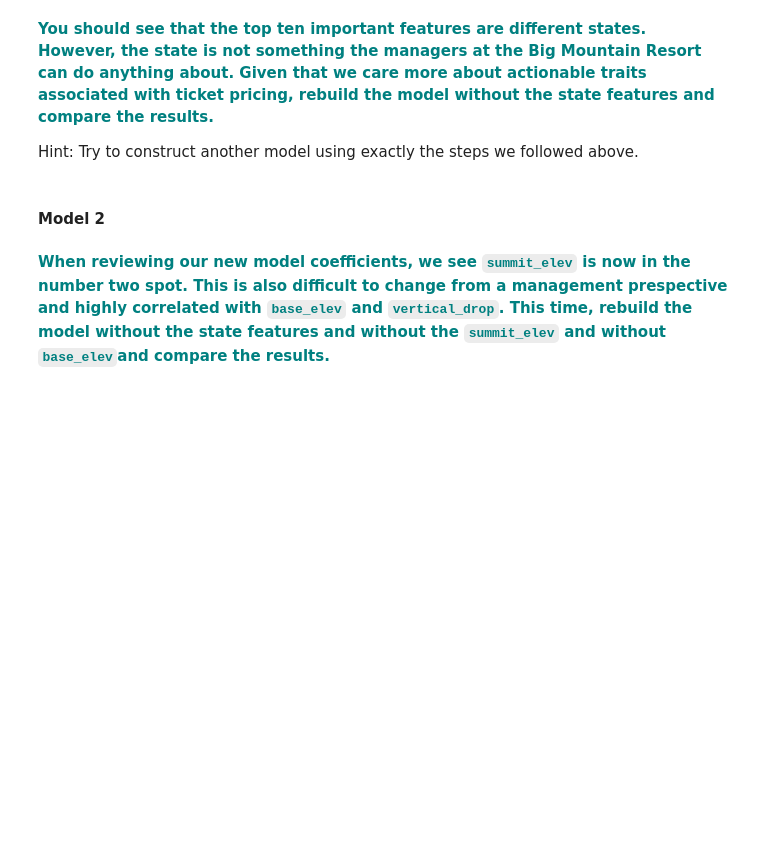
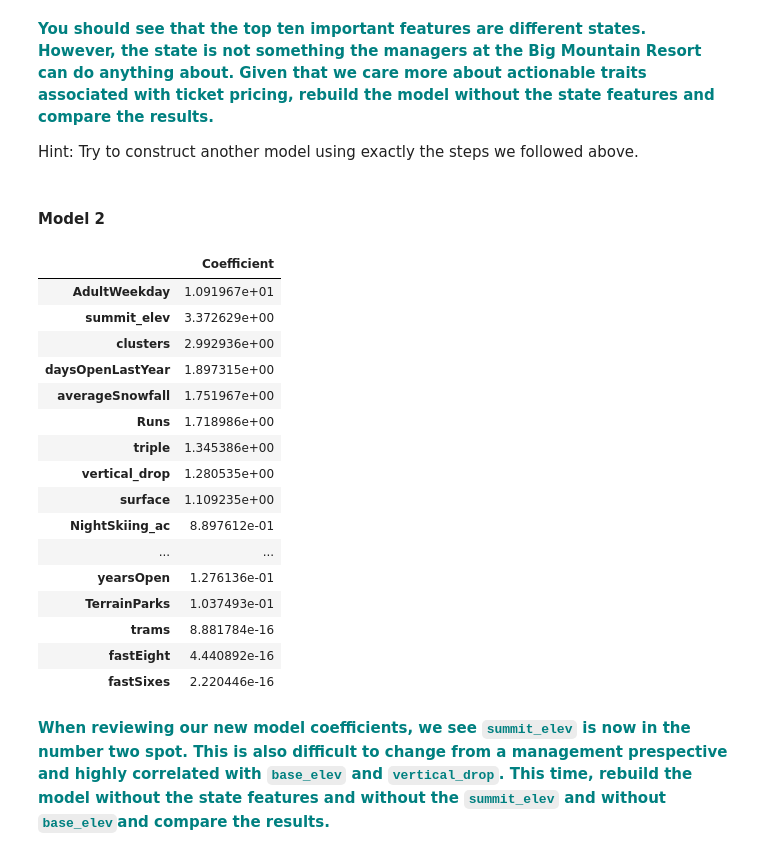
Before and after one commit to sreddy7819/springboard, a Jupyter notebook: GuidedCapstoneStep4andstep5HL.ipynb, the cells around one changed output. Drawn from its saved outputs; the diff is of its cells as text; code cells hidden in the pictures; blank space fills up the shorter version.

```diff
--- a/GuidedCapstoneStep4andstep5HL.ipynb
+++ b/GuidedCapstoneStep4andstep5HL.ipynb
@@ -189,6 +219,63 @@ Hint: make sure to review the absolute value of the coefficients, because the ad
 Hint: Try to construct another model using exactly the steps we followed above.
 # %% [markdown]
 #### Model 2
+# %%
+# first we import the preprocessing package from the sklearn library
+dfnew.columns
+
+#from sklearn import preprocessing
+
+    # Declare an explanatory variable, called X,and assign it the result of dropping 'Name' and 'AdultWeekend' from the df
+x = dfnew.drop(columns = ['Name', 'AdultWeekend','Alaska', 'Arizona', 'California', 'Colorado', 'Connecticut', 'Idaho',
+       'Illinois', 'Indiana', 'Iowa', 'Maine', 'Maryland', 'Massachusetts',
+       'Michigan', 'Minnesota', 'Missouri', 'Montana', 'Nevada',
+       'New Hampshire', 'New Jersey', 'New Mexico', 'New York',
+       'North Carolina', 'Ohio', 'Oregon', 'Pennsylvania', 'Rhode Island',
+       'South Dakota', 'Tennessee', 'Utah', 'Vermont', 'Virginia',
+       'Washington', 'West Virginia', 'Wisconsin', 'Wyoming'], axis=1)
+
+    # Declare a response variable, called y, and assign it the AdultWeekend column of the df
+y = dfnew['AdultWeekend']
+    # Here we use the StandardScaler() method of the preprocessing package, and then call the fit() method with parameter X
+scaler = preprocessing.StandardScaler().fit(x)
+
+    # Declare a variable called X_scaled, and assign it the result of calling the transform() method with parameter X
+X_scaled=scaler.transform(x)
+    # Import the train_test_split function from the sklearn.model_selection utility.
+from sklearn.model_selection import train_test_split
+
+    # Get the 1-dimensional flattened array of our response variable y by calling the ravel() function on y
+y = y.ravel()
+
+    # Call the train_test_split() function with the first two parameters set to X_scaled and y
+    # Declare four variables, X_train, X_test, y_train and y_test separated by commas
+X_train, X_test, y_train, y_test = train_test_split(X_scaled, y, test_size=0.25, random_state=1)
+# %%
+from sklearn import linear_model
+from sklearn.metrics import explained_variance_score,mean_absolute_error
+lm = linear_model.LinearRegression()
+model = lm.fit(X_train,y_train)
+y_pred = model.predict(X_test)
+cof = pd.DataFrame(abs(lm.coef_), x.columns, columns=['Coefficient'])
+cof.sort_values('Coefficient',ascending=False)
+# %% [output]
+|  | Coefficient |
+| AdultWeekday | 1.091967e+01 |
+| summit_elev | 3.372629e+00 |
+| clusters | 2.992936e+00 |
+| daysOpenLastYear | 1.897315e+00 |
+| averageSnowfall | 1.751967e+00 |
+| Runs | 1.718986e+00 |
+| triple | 1.345386e+00 |
+| vertical_drop | 1.280535e+00 |
+| surface | 1.109235e+00 |
+| NightSkiing_ac | 8.897612e-01 |
+| ... | ... |
+| yearsOpen | 1.276136e-01 |
+| TerrainParks | 1.037493e-01 |
+| trams | 8.881784e-16 |
+| fastEight | 4.440892e-16 |
+| fastSixes | 2.220446e-16 |
 # %% [markdown]
 **<font color='teal'> When reviewing our new model coefficients, we see `summit_elev` is now in the number two spot. This is also difficult to change from a management prespective and highly correlated with `base_elev` and `vertical_drop`.  This time, rebuild the model without the state features and without the `summit_elev` and without `base_elev`and compare the results. </font>**
 # %% [markdown]
```
Also changed, not shown: parts of 8 cells of this notebook.
